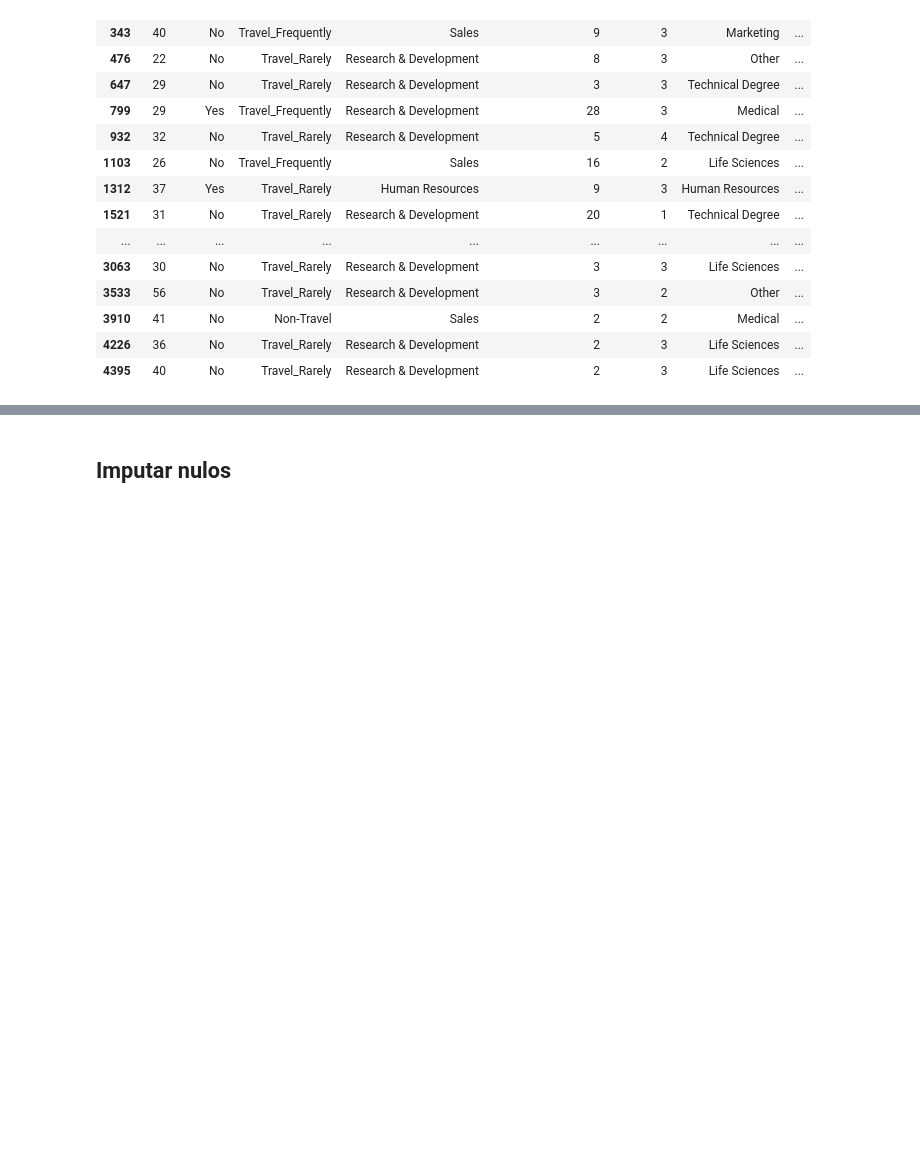
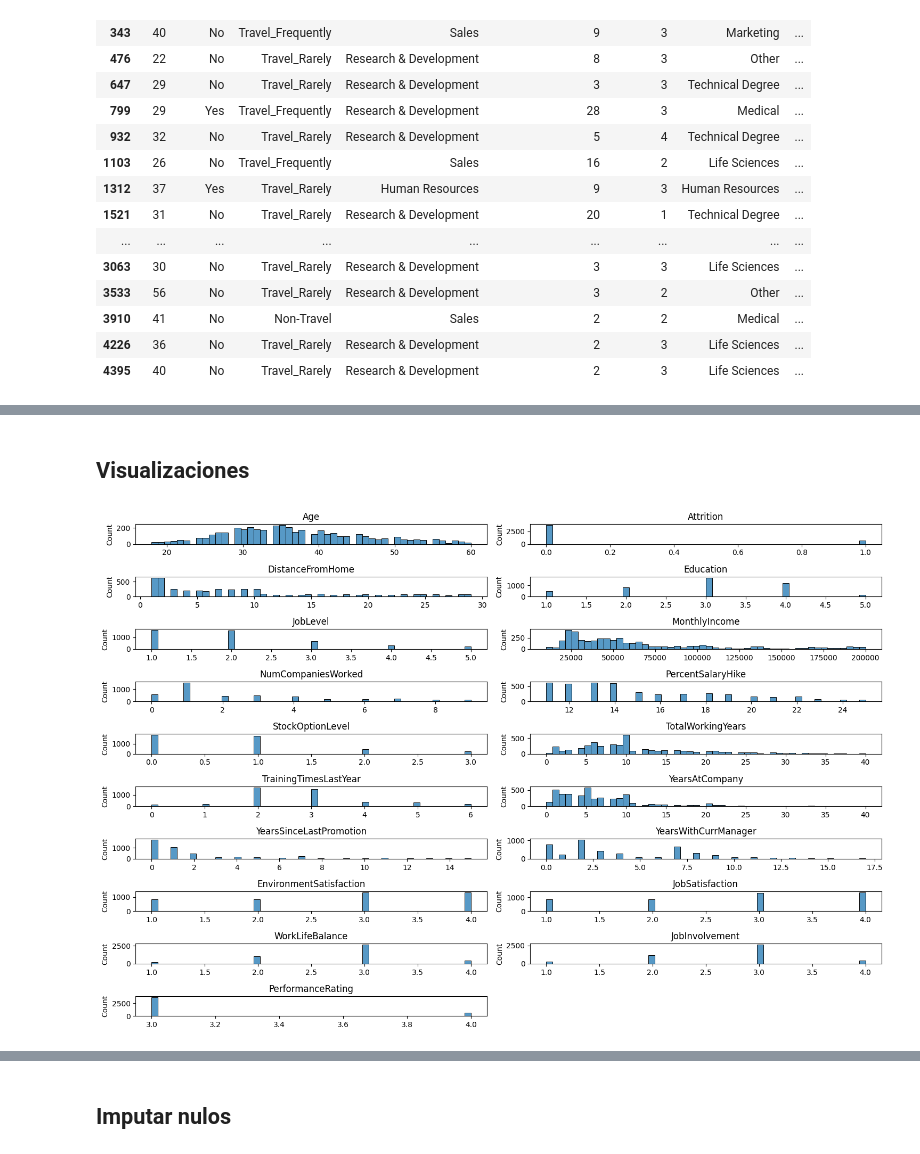
Before and after one commit to ngcarvajall/Proyecto8---Predicci-n-de-Retenci-n-de-Empleados, a Jupyter notebook: Modelos/EDA.ipynb, the cells around one changed output, grey strips where cells are left out. Cells and saved outputs as stored; diff of their text form; code cells hidden in the pictures; blank space fills up the shorter version.

```diff
--- a/Modelos/EDA.ipynb
+++ b/Modelos/EDA.ipynb
@@ -251,0 +323,2 @@ Name: count, dtype: int64
+# %%
+df_mergeo.drop(columns=['Over18', 'EmployeeCount', 'StandardHours', 'EmployeeID'], inplace=True)
@@ -251,0 +368,6 @@ Name: count, dtype: int64
+# %% [markdown]
+## Visualizaciones
+# %%
+f.plot_numericas(df_num, figsize=(15,10))
+# %% [output]
+[figure, added]
```
Also changed, not shown: parts of 63 cells of this notebook, 1 other file.
